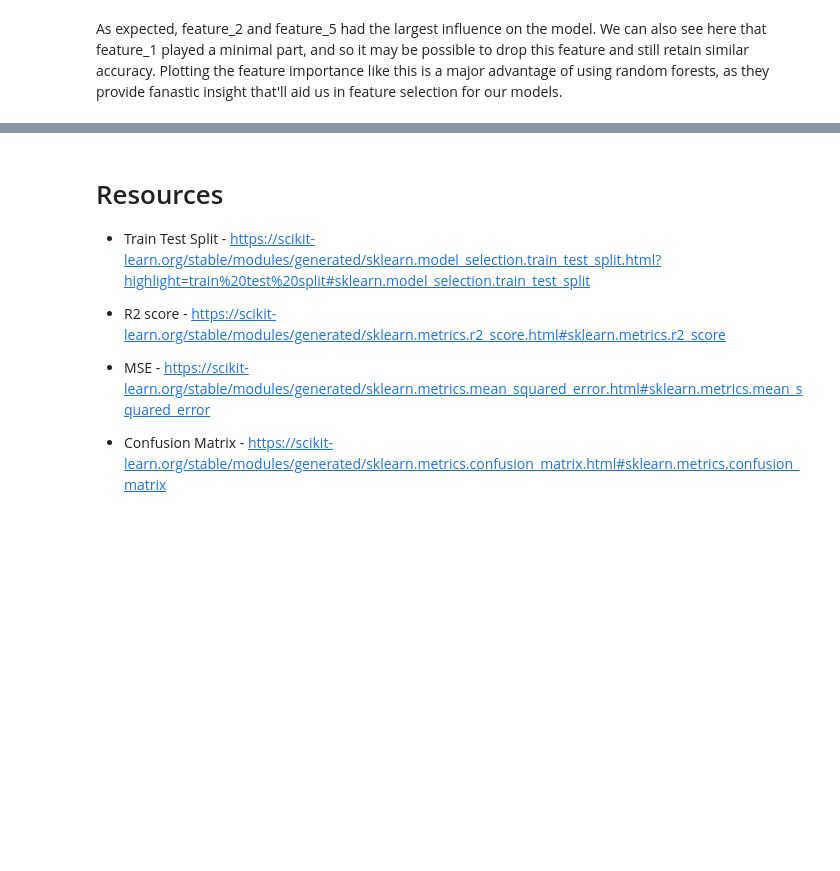
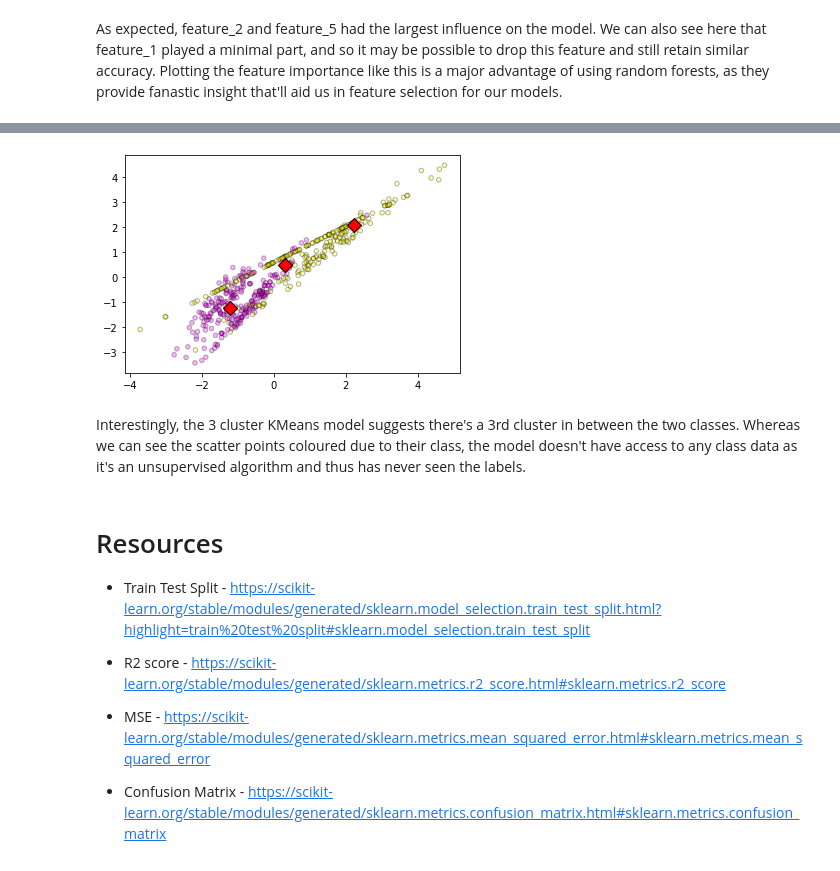
Before and after one commit to OtherBrian/machine-learning, a Jupyter notebook: scikit-learn.ipynb, the cells around one changed output, grey strips where cells are left out. Drawn from its saved outputs; the diff is of its cells as text; code cells hidden in the pictures; blank space fills up the shorter version.

```diff
--- a/scikit-learn.ipynb
+++ b/scikit-learn.ipynb
@@ -836,3 +886,24 @@ As expected, feature_2 and feature_5 had the largest influence on the model. We
+# %%
+kmeans_3 = KMeans(n_clusters = 3, random_state = 0)
+kmeans_3.fit_predict(X[['feature_2','feature_5']])
+
+# Make a scatter plot of xs and ys, using labels to define the colors
+plt.scatter(X['feature_2'], X['feature_5'], cmap=plt.cm.spring, c=y_plotting, s=20, edgecolors='k', alpha=0.3)
+
+# Assign the cluster centers: centroids
+centroids = kmeans_3.cluster_centers_
+
+# Assign the columns of centroids: centroids_x, centroids_y
+centroids_x = centroids[:,0]
+centroids_y = centroids[:,1]
+
+# Make a scatter plot of centroids_x and centroids_y
+plt.scatter(centroids_x, centroids_y, marker = 'D', s=100, edgecolors='k', color = 'red')
+plt.show()
+# %% [output]
+[figure, added]
+# %% [markdown]
+Interestingly, the 3 cluster KMeans model suggests there's a 3rd cluster in between the two classes. Whereas we can see the scatter points coloured due to their class, the model doesn't have access to any class data as it's an unsupervised algorithm and thus has never seen the labels.
 # %% [markdown]
 # Resources
 
```
Also changed, not shown: parts of 14 cells of this notebook.
